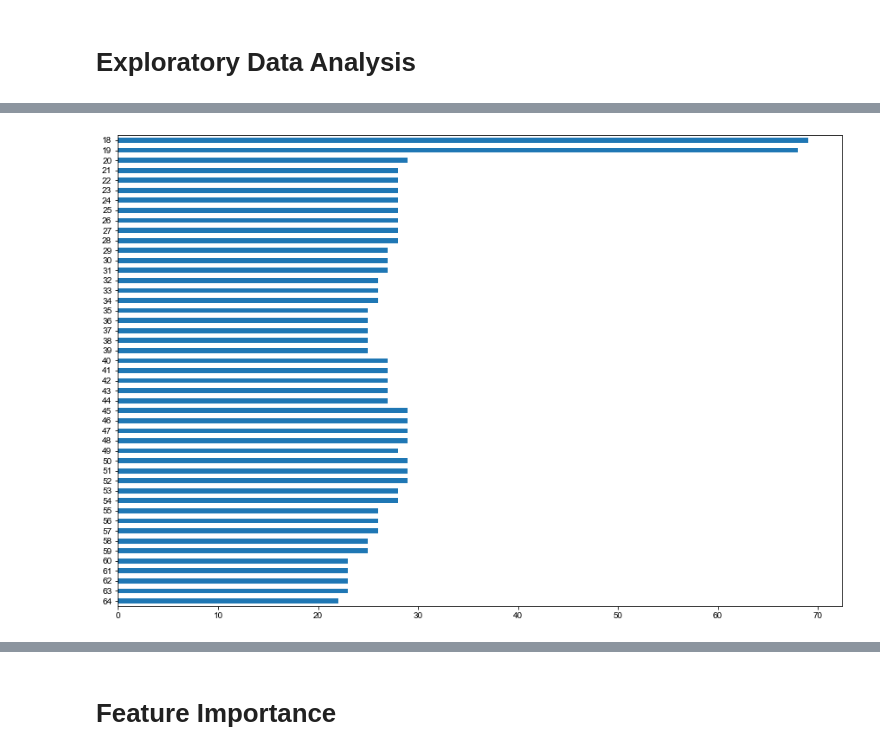
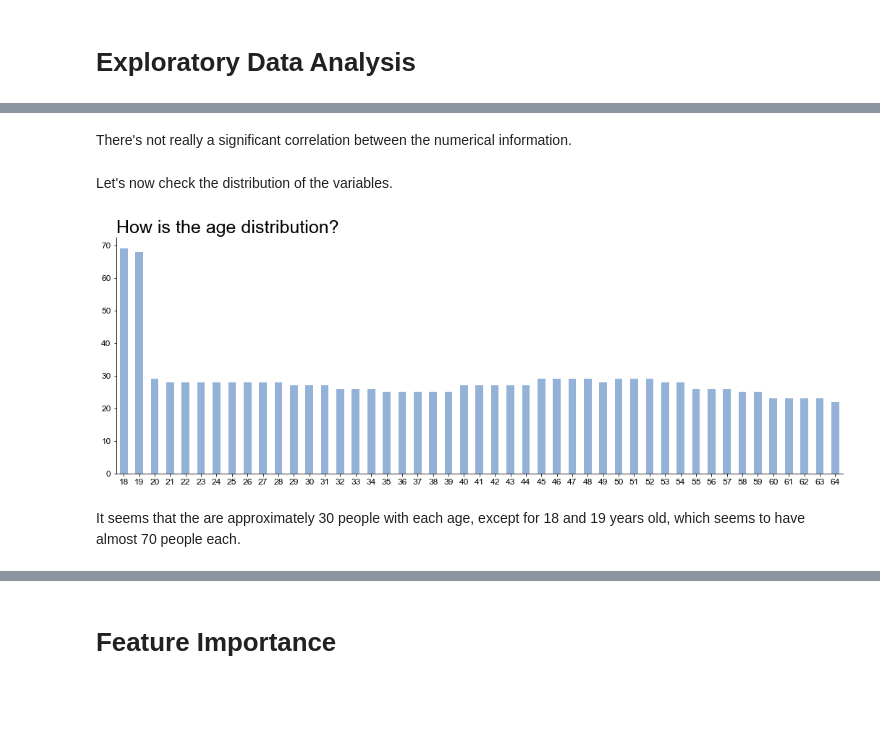
Before and after one commit to diascarolina/project-insurance-forecast, a Jupyter notebook: notebook.ipynb, the cells around one changed output, grey strips where cells are left out. Drawn from its saved outputs; the diff is of its cells as text; code cells hidden in the pictures; blank space fills up the shorter version.

```diff
--- a/notebook.ipynb
+++ b/notebook.ipynb
@@ -137,6 +162,16 @@ Text(0.5, 1.0, 'Compare charges based on sex')
+# %% [markdown]
+There's not really a significant correlation between the numerical information.
+# %% [markdown]
+Let's now check the distribution of the variables.
 # %%
-df.age.value_counts().sort_index(ascending = False).plot(kind = 'barh', figsize = (15, 10))
+df.age.value_counts().sort_index(ascending = True).plot(kind = 'bar', figsize = (18, 6), color = BLUE3)
+plt.title('How is the age distribution?', fontdict = {'fontsize': 25, 'fontweight': 'medium'}, loc = 'left')
+plt.xticks(rotation = 0, fontsize = 12)
+plt.yticks(fontsize = 12)
+sns.despine()
 plt.show()
 # %% [output]
-[figure, old version]
+[figure, new version]
+# %% [markdown]
+It seems that the are approximately 30 people with each age, except for 18 and 19 years old, which seems to have almost 70 people each.
 # %%
```
Also changed, not shown: parts of 28 cells of this notebook.
